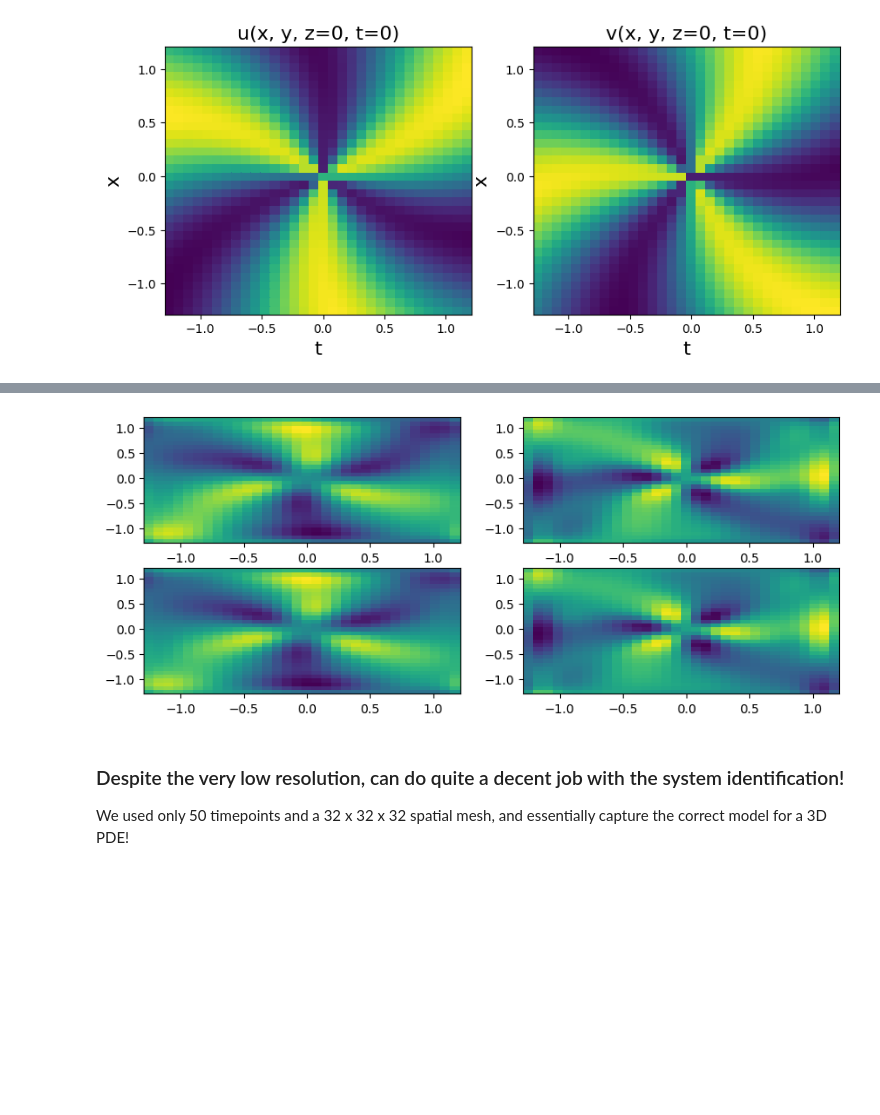
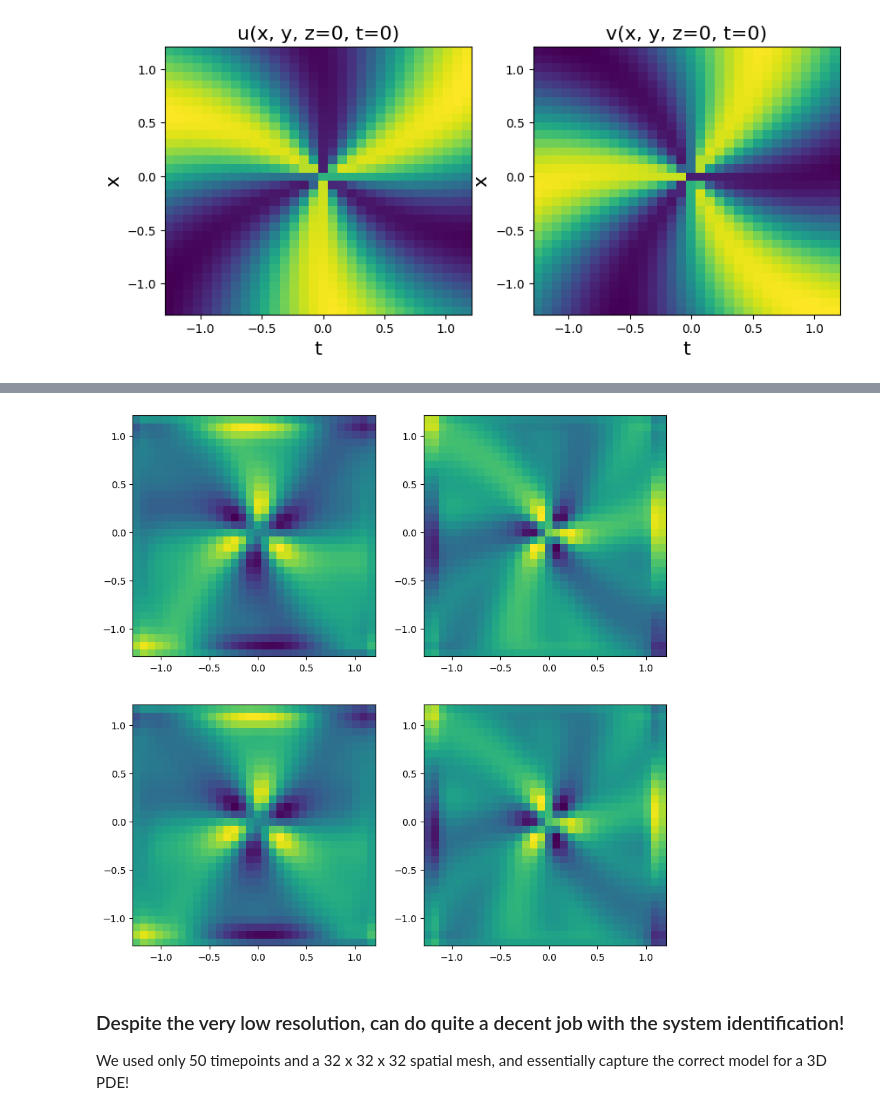
Before and after one commit to dynamicslab/sindy-addl-examples, a Jupyter notebook: examples/pdefind.ipynb, the cells around one changed output, grey strips where cells are left out. Cells and saved outputs as stored; diff of their text form; code cells hidden in the pictures; blank space fills up the shorter version.

```diff
--- a/examples/pdefind.ipynb
+++ b/examples/pdefind.ipynb
@@ -1029,20 +1016,20 @@ model.print()
 # %%
 # Plot successful fits!
 u_dot = model.predict(u_test)
 u_dot = np.reshape(np.asarray(u_dot), (n, n, n, len(t_test), 2))
 
-plt.figure(figsize=(10, 4))
+plt.figure(figsize=(10, 10))
 plt.subplot(2, 2, 1)
 plt.pcolor(X[:, :, 0], Y[:, :, 0], u_dot_test[:, :, 0, 1, 0])
 plt.subplot(2, 2, 2)
 plt.pcolor(X[:, :, 0], Y[:, :, 0], u_dot_test[:, :, 0, 1, 1])
 plt.subplot(2, 2, 3)
 plt.pcolor(X[:, :, 0], Y[:, :, 0], u_dot[:, :, 0, 1, 0])
 plt.subplot(2, 2, 4)
 plt.pcolor(X[:, :, 0], Y[:, :, 0], u_dot[:, :, 0, 1, 1])
 plt.show()
 # %% [output]
-[figure, old version]
+[figure, new version]
 # %% [markdown]
 ### Despite the very low resolution, can do quite a decent job with the system identification!
 We used only 50 timepoints and a 32 x 32 x 32 spatial mesh, and essentially capture the correct model for a 3D PDE!
```
Also changed, not shown: parts of 5 cells of this notebook, 2 other files.
